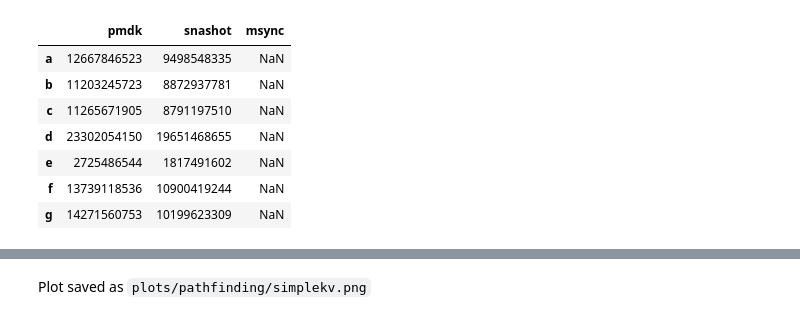
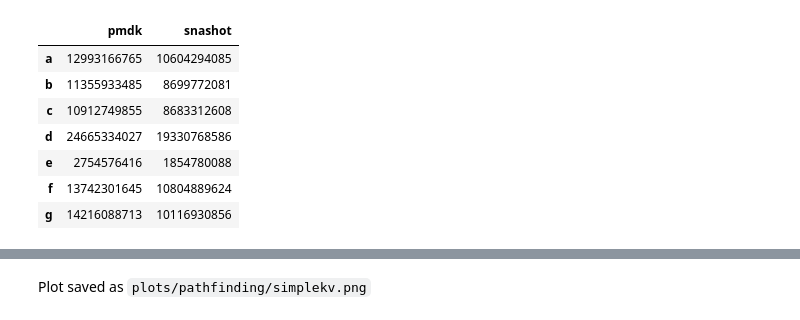
Before and after one commit to NVSL/snapshot-public, a Jupyter notebook: src/scripts/map.ipynb, the cells around one changed output, grey strips where cells are left out. Cells and saved outputs as stored; diff of their text form; code cells hidden in the pictures.

```diff
--- a/src/scripts/map.ipynb
+++ b/src/scripts/map.ipynb
@@ -44,11 +54,13 @@ df.index = ['a', 'b', 'c', 'd', 'e', 'f', 'g']
-# %%
-df
-# %% [output]
-|  | pmdk | snashot | msync |
-| a | 12667846523 | 9498548335 | NaN |
-| b | 11203245723 | 8872937781 | NaN |
-| c | 11265671905 | 8791197510 | NaN |
-| d | 23302054150 | 19651468655 | NaN |
-| e | 2725486544 | 1817491602 | NaN |
-| f | 13739118536 | 10900419244 | NaN |
-| g | 14271560753 | 10199623309 | NaN |
+# %%
+v = (df_raw.T[index_v]).T[['pmdk', 'snashot']]
+v.index = index_vals
+v
+# %% [output]
+|  | pmdk | snashot |
+| a | 12993166765 | 10604294085 |
+| b | 11355933485 | 8699772081 |
+| c | 10912749855 | 8683312608 |
+| d | 24665334027 | 19330768586 |
+| e | 2754576416 | 1854780088 |
+| f | 13742301645 | 10804889624 |
+| g | 14216088713 | 10116930856 |
```
Also changed, not shown: parts of 8 cells of this notebook, 8 other files.
